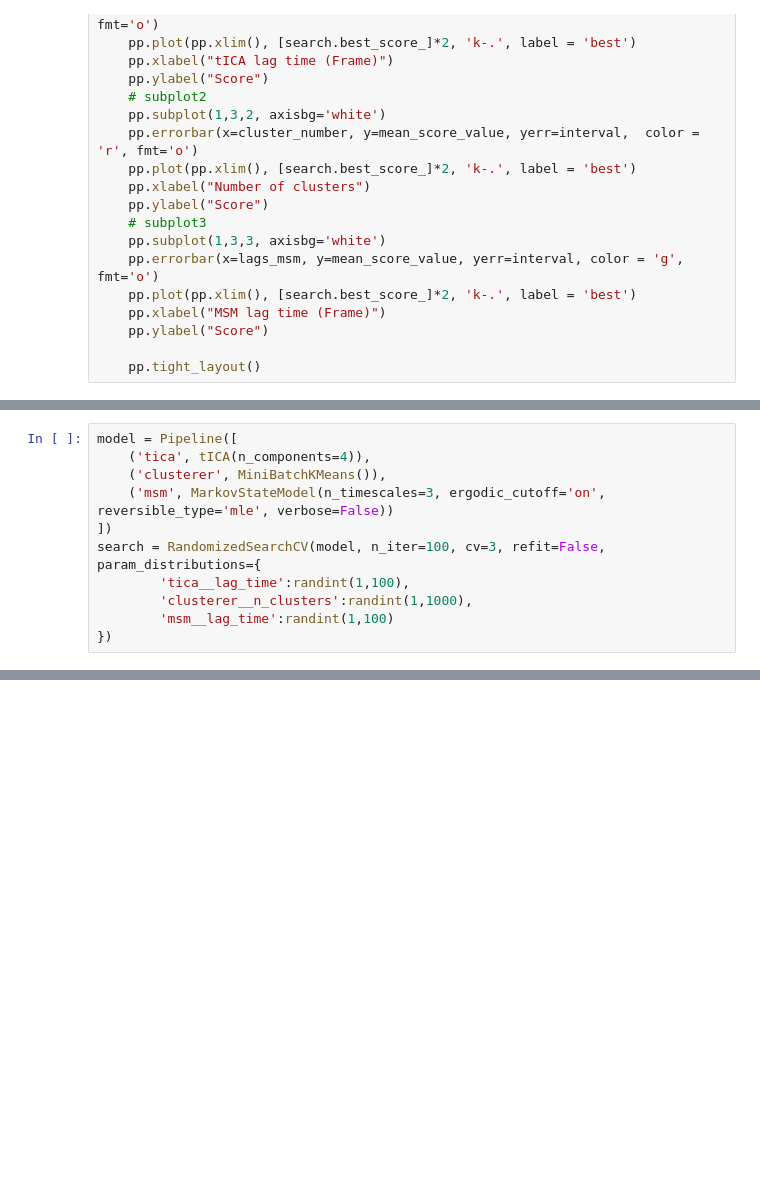
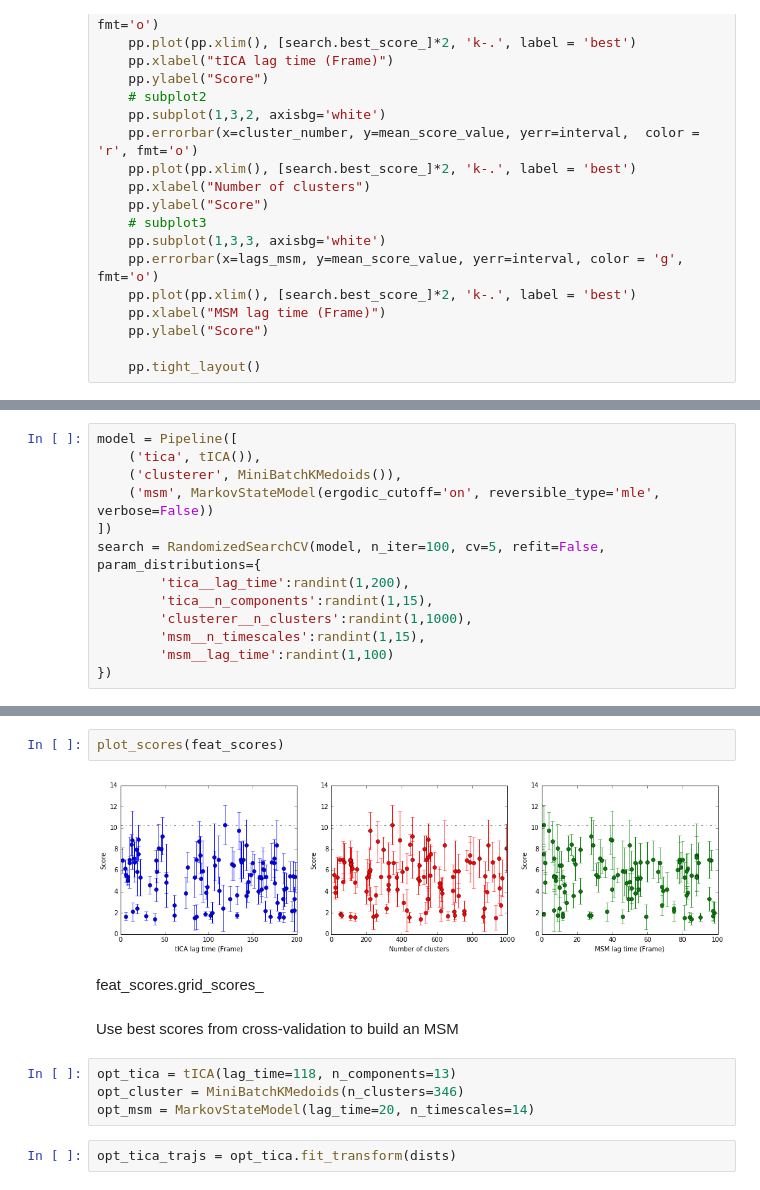
Before and after one commit to jeiros/Jupyter_notebooks, a Jupyter notebook: python/markov_analysis/EF-hand MSM.ipynb, the cells around one changed output, grey strips where cells are left out. Drawn from its saved outputs; the diff is of its cells as text; blank space fills up the shorter version.

```diff
--- a/python/markov_analysis/EF-hand MSM.ipynb
+++ b/python/markov_analysis/EF-hand MSM.ipynb
@@ -252,11 +251,13 @@ plot_scores(xyz_scores)
 # %%
 model = Pipeline([
-    ('tica', tICA(n_components=4)),
-    ('clusterer', MiniBatchKMeans()),
-    ('msm', MarkovStateModel(n_timescales=3, ergodic_cutoff='on', reversible_type='mle', verbose=False))
+    ('tica', tICA()),
+    ('clusterer', MiniBatchKMedoids()),
+    ('msm', MarkovStateModel(ergodic_cutoff='on', reversible_type='mle', verbose=False))
 ])
-search = RandomizedSearchCV(model, n_iter=100, cv=3, refit=False, param_distributions={
-        'tica__lag_time':randint(1,100),
+search = RandomizedSearchCV(model, n_iter=100, cv=5, refit=False, param_distributions={
+        'tica__lag_time':randint(1,200),
+        'tica__n_components':randint(1,15),
         'clusterer__n_clusters':randint(1,1000),
+        'msm__n_timescales':randint(1,15),
         'msm__lag_time':randint(1,100)
 })
@@ -265,0 +290,14 @@ with timing("Cross validation on trajectories already fit to distance feature...
+# %%
+plot_scores(feat_scores)
+# %% [output]
+[figure, added]
+# %% [markdown]
+feat_scores.grid_scores_
+# %% [markdown]
+Use best scores from cross-validation to build an MSM
+# %%
+opt_tica = tICA(lag_time=118, n_components=13)
+opt_cluster = MiniBatchKMedoids(n_clusters=346)
+opt_msm = MarkovStateModel(lag_time=20, n_timescales=14)
+# %%
+opt_tica_trajs = opt_tica.fit_transform(dists)
```
Also changed, not shown: parts of 31 cells of this notebook, 5 other files.
